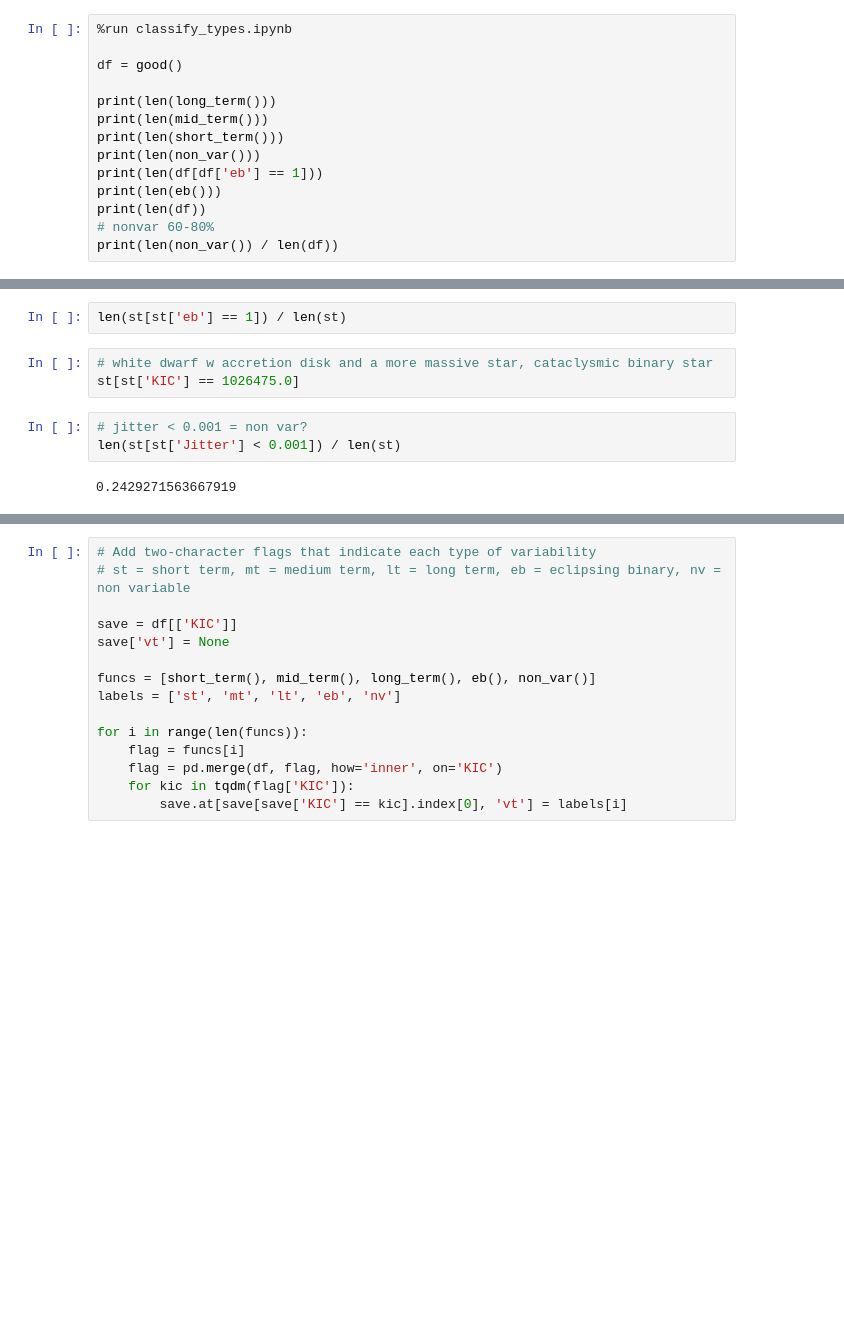
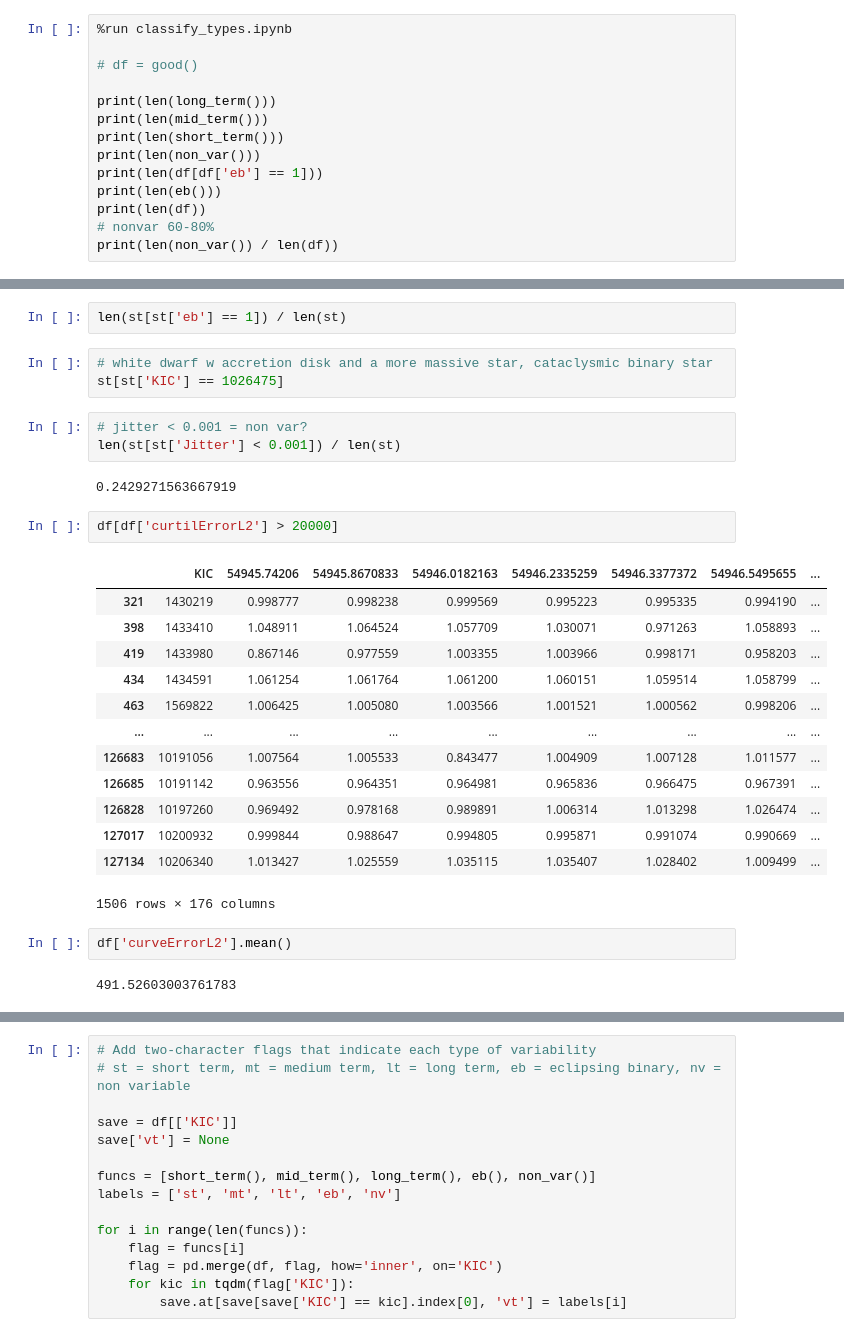
Before and after one commit to emily21030/rfc-var, a Jupyter notebook: labelling/visualize_fits.ipynb, the cells around one changed output, grey strips where cells are left out. Saved outputs shown, nothing was run; the diff lists cells and outputs as text; blank space fills up the shorter version.

```diff
--- a/labelling/visualize_fits.ipynb
+++ b/labelling/visualize_fits.ipynb
@@ -225,7 +226,7 @@ for val in vals:
 # %%
 %run classify_types.ipynb
 
-df = good()
+# df = good()
 
 print(len(long_term()))
 print(len(mid_term()))
@@ -260,12 +261,32 @@ st[st['KIC'] == 757099]
 len(st[st['eb'] == 1]) / len(st)
 # %%
 # white dwarf w accretion disk and a more massive star, cataclysmic binary star
-st[st['KIC'] == 1026475.0]
+st[st['KIC'] == 1026475]
 # %%
 # jitter < 0.001 = non var?
 len(st[st['Jitter'] < 0.001]) / len(st)
 # %% [output]
 0.2429271563667919
+# %%
+df[df['curtilErrorL2'] > 20000]
+# %% [output]
+|  | KIC | 54945.74206 | 54945.8670833 | 54946.0182163 | 54946.2335259 | 54946.3377372 | 54946.5495655 | ... |
+| 321 | 1430219 | 0.998777 | 0.998238 | 0.999569 | 0.995223 | 0.995335 | 0.994190 | ... |
+| 398 | 1433410 | 1.048911 | 1.064524 | 1.057709 | 1.030071 | 0.971263 | 1.058893 | ... |
+| 419 | 1433980 | 0.867146 | 0.977559 | 1.003355 | 1.003966 | 0.998171 | 0.958203 | ... |
+| 434 | 1434591 | 1.061254 | 1.061764 | 1.061200 | 1.060151 | 1.059514 | 1.058799 | ... |
+| 463 | 1569822 | 1.006425 | 1.005080 | 1.003566 | 1.001521 | 1.000562 | 0.998206 | ... |
+| ... | ... | ... | ... | ... | ... | ... | ... | ... |
+| 126683 | 10191056 | 1.007564 | 1.005533 | 0.843477 | 1.004909 | 1.007128 | 1.011577 | ... |
+| 126685 | 10191142 | 0.963556 | 0.964351 | 0.964981 | 0.965836 | 0.966475 | 0.967391 | ... |
+| 126828 | 10197260 | 0.969492 | 0.978168 | 0.989891 | 1.006314 | 1.013298 | 1.026474 | ... |
+| 127017 | 10200932 | 0.999844 | 0.988647 | 0.994805 | 0.995871 | 0.991074 | 0.990669 | ... |
+| 127134 | 10206340 | 1.013427 | 1.025559 | 1.035115 | 1.035407 | 1.028402 | 1.009499 | ... |
+1506 rows × 176 columns
+# %%
+df['curveErrorL2'].mean()
+# %% [output]
+491.52603003761783
 # %%
 # Visualize plots
 
```
Also changed, not shown: parts of 11 cells of this notebook, 10 other files.
